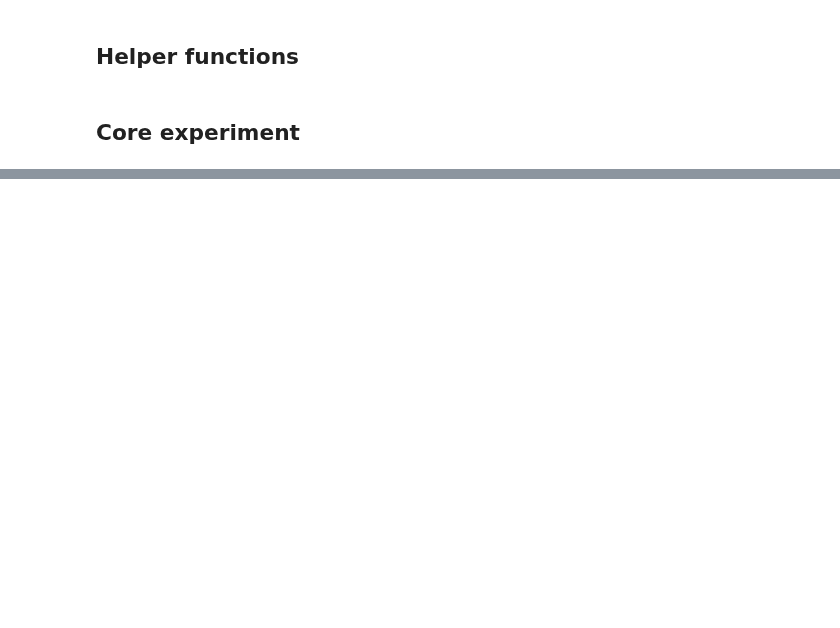
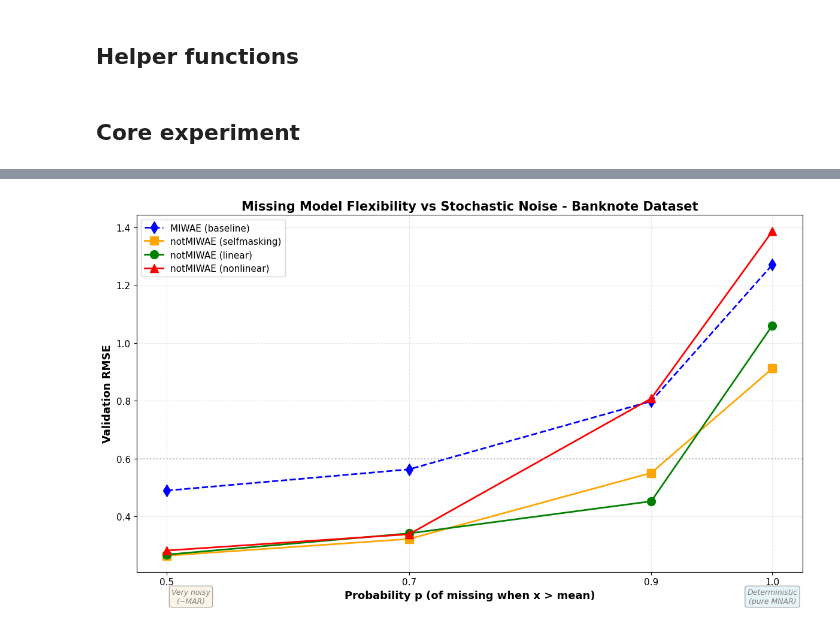
Before and after one commit to VincentGefflaut/notMIWAE-project, a Jupyter notebook: stochastic_missing_mechanism.ipynb, the cells around one changed output, grey strips where cells are left out. Drawn from its saved outputs; the diff is of its cells as text; code cells hidden in the pictures; blank space fills up the shorter version.

```diff
--- a/stochastic_missing_mechanism.ipynb
+++ b/stochastic_missing_mechanism.ipynb
@@ -252,0 +212,71 @@ plt.show()
+# %%
+import pandas as pd
+import matplotlib.pyplot as plt
+import numpy as np
+
+# Real data from the training cell
+results_complete = [
+    {'p': 0.5, 'Model': 'MIWAE', 'RMSE_train': 0.567401, 'RMSE_val': 0.489654},
+    {'p': 0.5, 'Model': 'notMIWAE_selfmasking', 'RMSE_train': 0.346547, 'RMSE_val': 0.264484},
+    {'p': 0.5, 'Model': 'notMIWAE_linear', 'RMSE_train': 0.320907, 'RMSE_val': 0.268195},
+    {'p': 0.5, 'Model': 'notMIWAE_nonlinear', 'RMSE_train': 0.348563, 'RMSE_val': 0.282270},
+
+    {'p': 0.7, 'Model': 'MIWAE', 'RMSE_train': 0.602375, 'RMSE_val': 0.563122},
+    {'p': 0.7, 'Model': 'notMIWAE_selfmasking', 'RMSE_train': 0.338164, 'RMSE_val': 0.322312},
+    {'p': 0.7, 'Model': 'notMIWAE_linear', 'RMSE_train': 0.353686, 'RMSE_val': 0.341590},
+    {'p': 0.7, 'Model': 'notMIWAE_nonlinear', 'RMSE_train': 0.395595, 'RMSE_val': 0.338654},
+
+    {'p': 0.9, 'Model': 'MIWAE', 'RMSE_train': 0.799795, 'RMSE_val': 0.798701},
+    {'p': 0.9, 'Model': 'notMIWAE_selfmasking', 'RMSE_train': 0.574792, 'RMSE_val': 0.550850},
+    {'p': 0.9, 'Model': 'notMIWAE_linear', 'RMSE_train': 0.469085, 'RMSE_val': 0.452633},
+    {'p': 0.9, 'Model': 'notMIWAE_nonlinear', 'RMSE_train': 0.762756, 'RMSE_val': 0.808418},
+
+    {'p': 1.0, 'Model': 'MIWAE', 'RMSE_train': 1.278654, 'RMSE_val': 1.271016},
+    {'p': 1.0, 'Model': 'notMIWAE_selfmasking', 'RMSE_train': 0.961440, 'RMSE_val': 0.912114},
+    {'p': 1.0, 'Model': 'notMIWAE_linear', 'RMSE_train': 1.038811, 'RMSE_val': 1.060991},
+    {'p': 1.0, 'Model': 'notMIWAE_nonlinear', 'RMSE_train': 1.332792, 'RMSE_val': 1.386769},
+]
+
+# Convert results to DataFrame
+df_complete = pd.DataFrame(results_complete)
+
+# Prepare data for plotting
+df_miwae = df_complete[df_complete['Model'] == 'MIWAE']
+df_selfmasking = df_complete[df_complete['Model'] == 'notMIWAE_selfmasking']
+df_linear = df_complete[df_complete['Model'] == 'notMIWAE_linear']
+df_nonlinear = df_complete[df_complete['Model'] == 'notMIWAE_nonlinear']
+
+P_VALUES = sorted(df_complete['p'].unique())
+
+plt.figure(figsize=(12, 7))
+
+# Plot each model
+plt.plot(df_miwae['p'], df_miwae['RMSE_val'], 'd-',
+         label='MIWAE (baseline)', linewidth=2, markersize=10, color='blue', linestyle='--')
+plt.plot(df_selfmasking['p'], df_selfmasking['RMSE_val'], 's-',
+         label='notMIWAE (selfmasking)', linewidth=2, markersize=10, color='orange')
+plt.plot(df_linear['p'], df_linear['RMSE_val'], 'o-',
+         label='notMIWAE (linear)', linewidth=2, markersize=10, color='green')
+plt.plot(df_nonlinear['p'], df_nonlinear['RMSE_val'], '^-',
+         label='notMIWAE (nonlinear)', linewidth=2, markersize=10, color='red')
+
+plt.xlabel('Probability p (of missing when x > mean)', fontsize=13, fontweight='bold')
+plt.ylabel('Validation RMSE', fontsize=13, fontweight='bold')
+plt.title('Missing Model Flexibility vs Stochastic Noise - Banknote Dataset',
+          fontsize=15, fontweight='bold')
+plt.legend(fontsize=11, loc='best')
+plt.grid(True, alpha=0.3, linestyle='--')
+plt.xticks(P_VALUES, fontsize=11)
+plt.yticks(fontsize=11)
+
+# Add annotations
+plt.axhline(y=0.6, color='gray', linestyle=':', alpha=0.5)
+plt.text(0.52, 0.1, 'Very noisy\n(~MAR)', ha='center', fontsize=9,
+         style='italic', color='gray', bbox=dict(boxstyle='round', facecolor='wheat', alpha=0.3))
+plt.text(1.0, 0.1, 'Deterministic\n(pure MNAR)', ha='center', fontsize=9,
+         style='italic', color='gray', bbox=dict(boxstyle='round', facecolor='lightblue', alpha=0.3))
+
+plt.tight_layout()
+plt.show()
+# %% [output]
+[figure, added]
```
Also changed, not shown: parts of 4 cells of this notebook.
